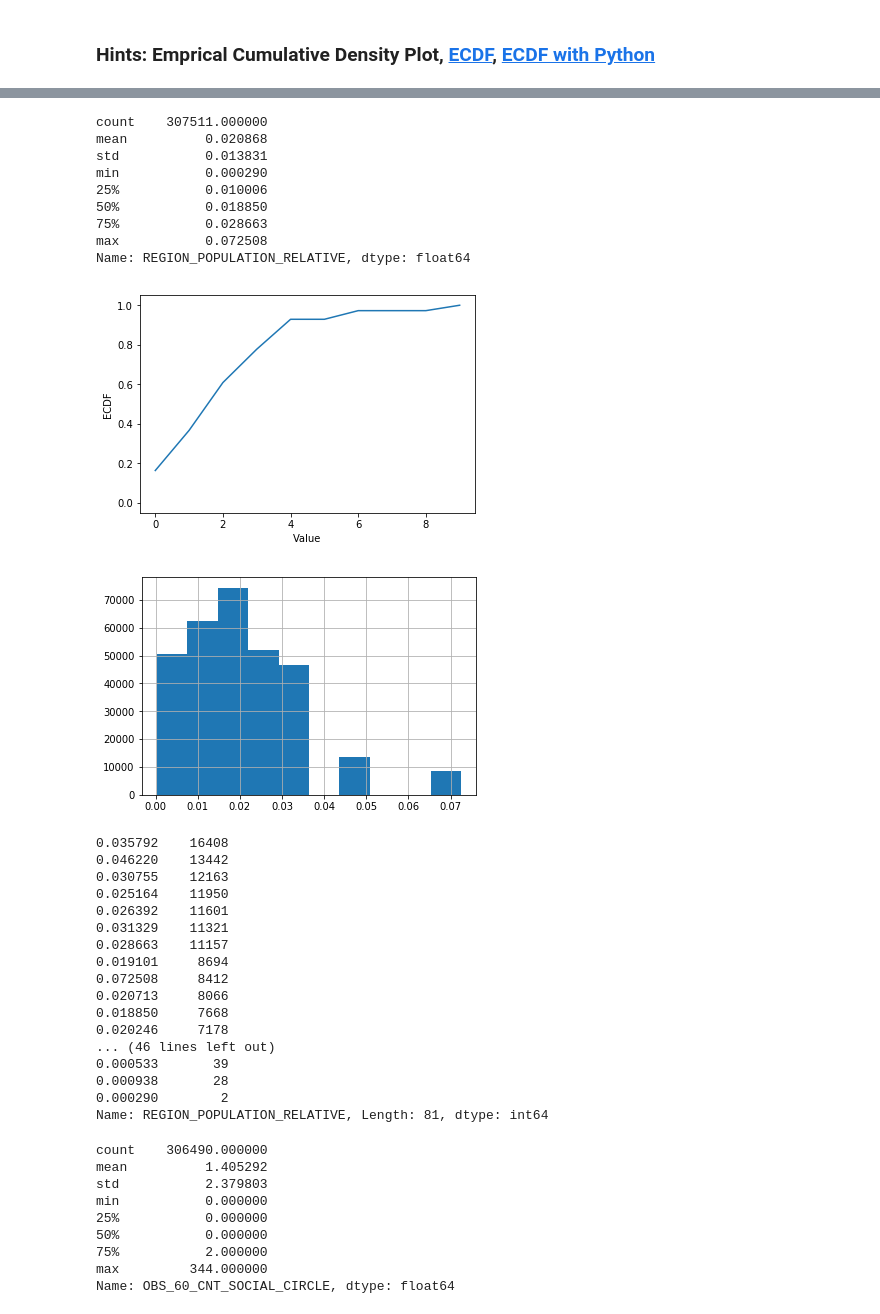
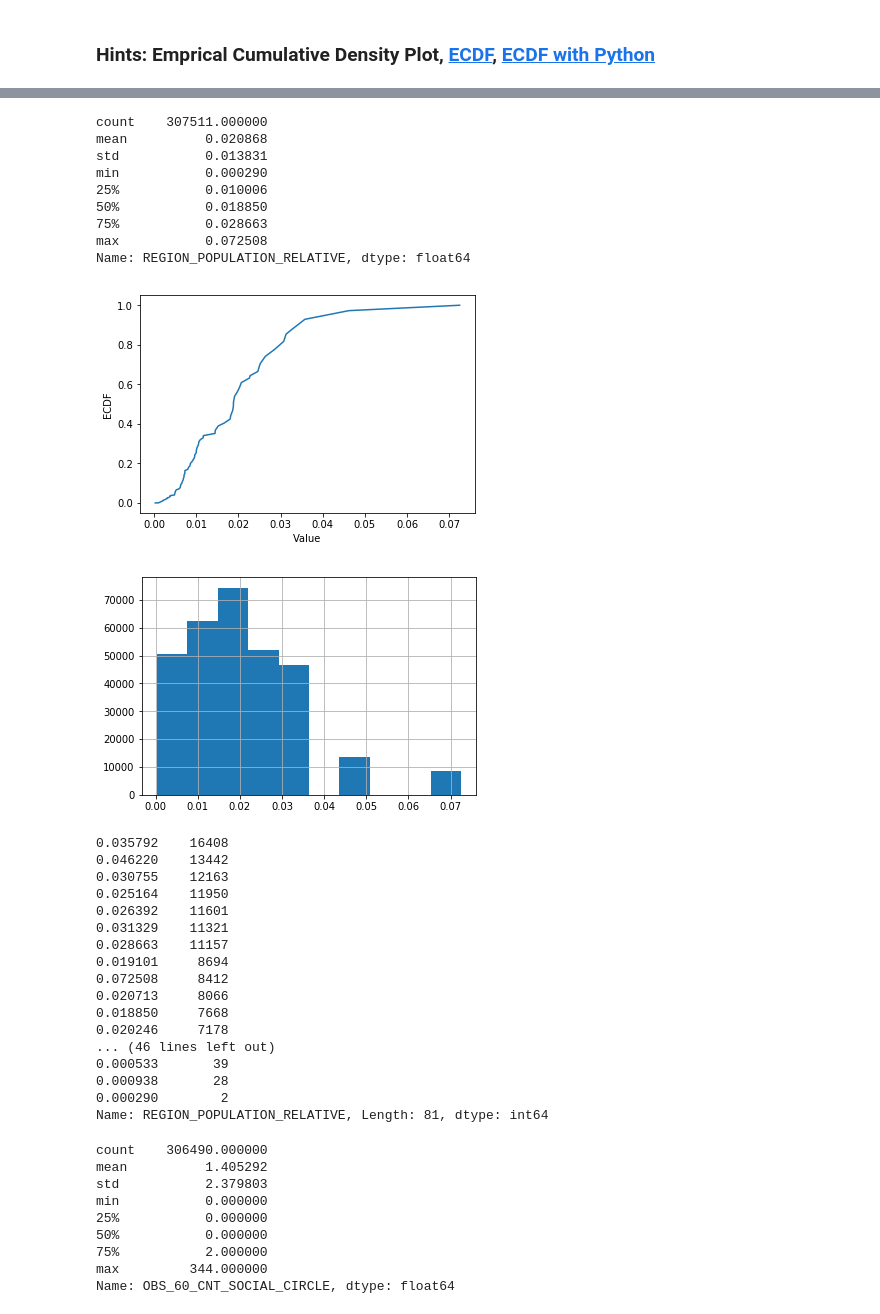
Before and after one commit to BinaWu/2nd-ML100Days, a Jupyter notebook: homework/Day_006_HW.ipynb, the cells around one changed output, grey strips where cells are left out. Saved outputs shown, nothing was run; the diff lists cells and outputs as text; code cells hidden in the pictures.

```diff
--- a/homework/Day_006_HW.ipynb
+++ b/homework/Day_006_HW.ipynb
@@ -182,36 +184,37 @@ print(app_train['REGION_POPULATION_RELATIVE'].describe())
 
 # 繪製 Empirical Cumulative Density Plot (ECDF)
 """
 Your Code Here
 """
-hist, bin_edges = np.histogram(app_train['REGION_POPULATION_RELATIVE'])
-cdf = pd.DataFrame(np.cumsum(hist))
+#hist, bin_edges = np.histogram(app_train['REGION_POPULATION_RELATIVE'])
+#cdf = pd.DataFrame(np.cumsum(hist))
 
+cdf = app_train.REGION_POPULATION_RELATIVE.value_counts().sort_index().cumsum()
 
 plt.plot(list(cdf.index), cdf/cdf.max())
 plt.xlabel('Value')
 plt.ylabel('ECDF')
 plt.ylim([-0.05,1.05]) # 限制顯示圖片的範圍
 plt.show()
 
 app_train['REGION_POPULATION_RELATIVE'].hist()
 plt.show()
 
 app_train['REGION_POPULATION_RELATIVE'].value_counts()
 
 # 就以這個欄位來說，雖然有資料掉在分布以外，也不算異常，僅代表這間公司在稍微熱鬧的地區有的據點較少，
 # 導致 region population relative 在少的部分較為密集，但在大的部分較為疏漏
 # %% [output]
 count    307511.000000
 mean          0.020868
 std           0.013831
 min           0.000290
 25%           0.010006
 50%           0.018850
 75%           0.028663
 max           0.072508
 Name: REGION_POPULATION_RELATIVE, dtype: float64
-[figure, old version]
+[figure, new version]
 [figure]
 0.035792    16408
 0.046220    13442
```
Also changed, not shown: parts of 2 cells of this notebook.
